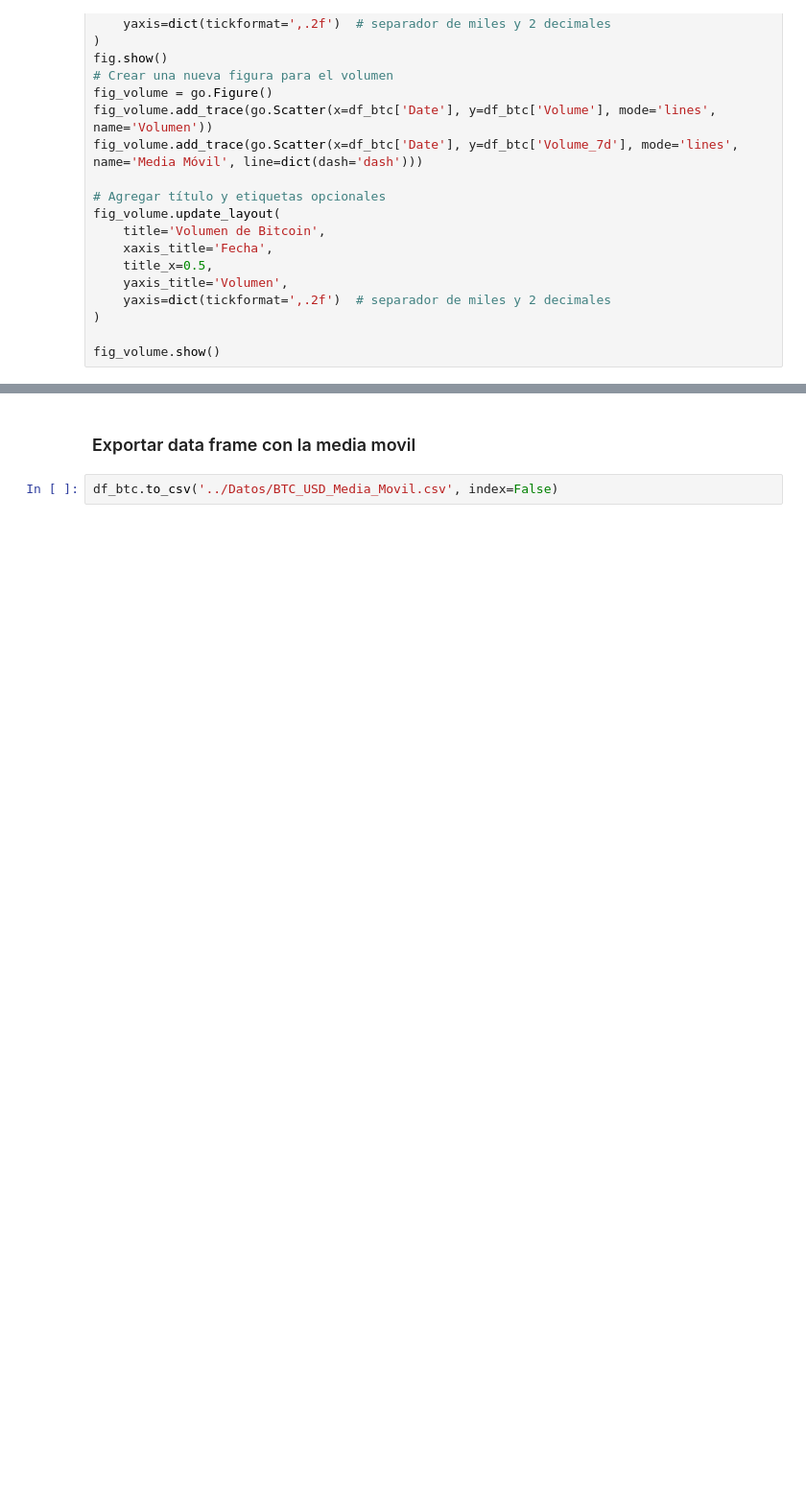
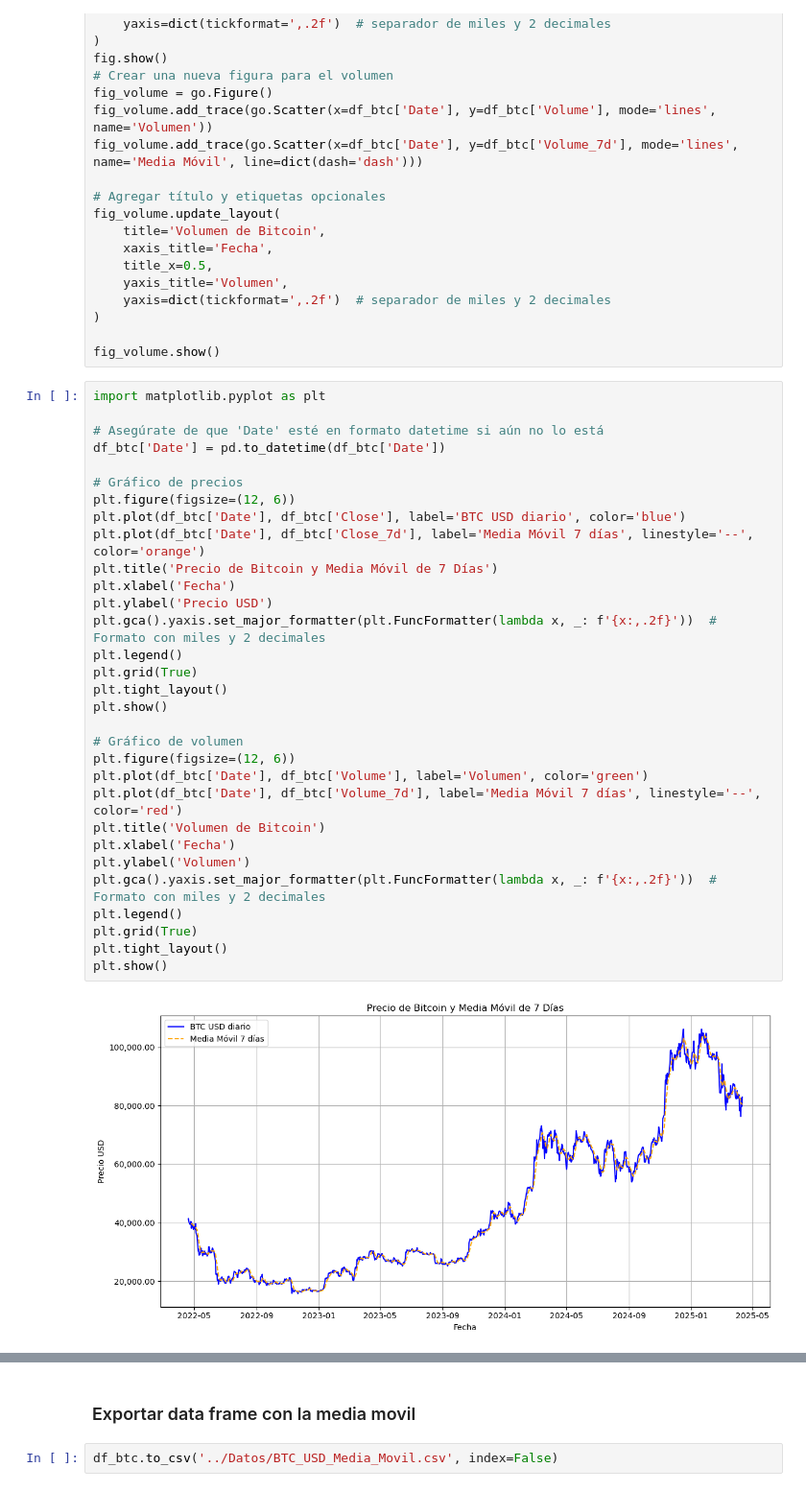
Before and after one commit to seba098098/Projecto_TRM, a Jupyter notebook: Notebooks/02_Analisis_Exploratorio.ipynb, the cells around one changed output, grey strips where cells are left out. Shown at 96% size. Saved outputs shown, nothing was run; the diff lists cells and outputs as text; blank space fills up the shorter version.

```diff
--- a/Notebooks/02_Analisis_Exploratorio.ipynb
+++ b/Notebooks/02_Analisis_Exploratorio.ipynb
@@ -162,3 +162,36 @@ fig_volume.update_layout(
 )
 
 fig_volume.show()
+# %%
+import matplotlib.pyplot as plt
+
+# Asegúrate de que 'Date' esté en formato datetime si aún no lo está
+df_btc['Date'] = pd.to_datetime(df_btc['Date'])
+
+# Gráfico de precios
+plt.figure(figsize=(12, 6))
+plt.plot(df_btc['Date'], df_btc['Close'], label='BTC USD diario', color='blue')
+plt.plot(df_btc['Date'], df_btc['Close_7d'], label='Media Móvil 7 días', linestyle='--', color='orange')
+plt.title('Precio de Bitcoin y Media Móvil de 7 Días')
+plt.xlabel('Fecha')
+plt.ylabel('Precio USD')
+plt.gca().yaxis.set_major_formatter(plt.FuncFormatter(lambda x, _: f'{x:,.2f}'))  # Formato con miles y 2 decimales
+plt.legend()
+plt.grid(True)
+plt.tight_layout()
+plt.show()
+
+# Gráfico de volumen
+plt.figure(figsize=(12, 6))
+plt.plot(df_btc['Date'], df_btc['Volume'], label='Volumen', color='green')
+plt.plot(df_btc['Date'], df_btc['Volume_7d'], label='Media Móvil 7 días', linestyle='--', color='red')
+plt.title('Volumen de Bitcoin')
+plt.xlabel('Fecha')
+plt.ylabel('Volumen')
+plt.gca().yaxis.set_major_formatter(plt.FuncFormatter(lambda x, _: f'{x:,.2f}'))  # Formato con miles y 2 decimales
+plt.legend()
+plt.grid(True)
+plt.tight_layout()
+plt.show()
+# %% [output]
+[figure, added]
```
Also changed, not shown: parts of 1 cell of this notebook.
